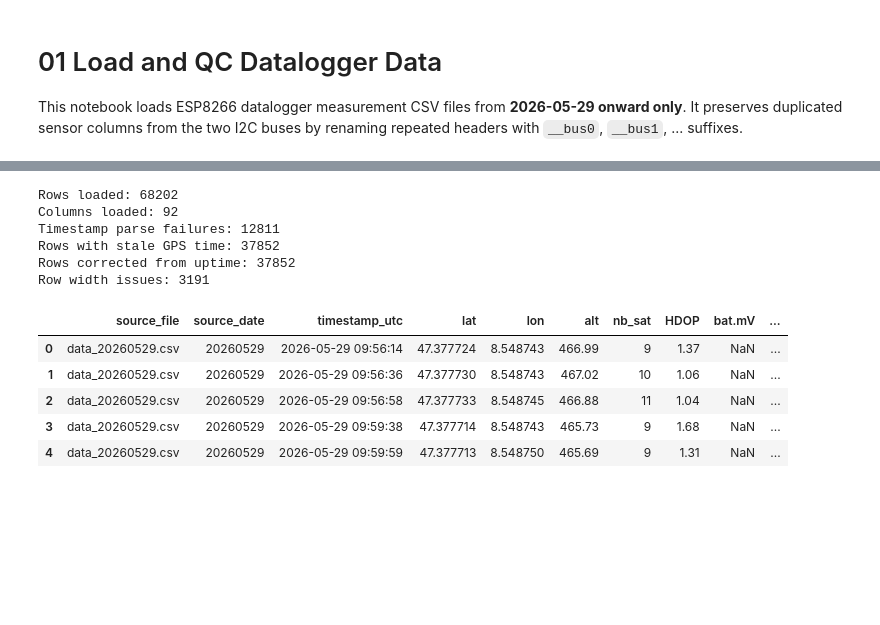
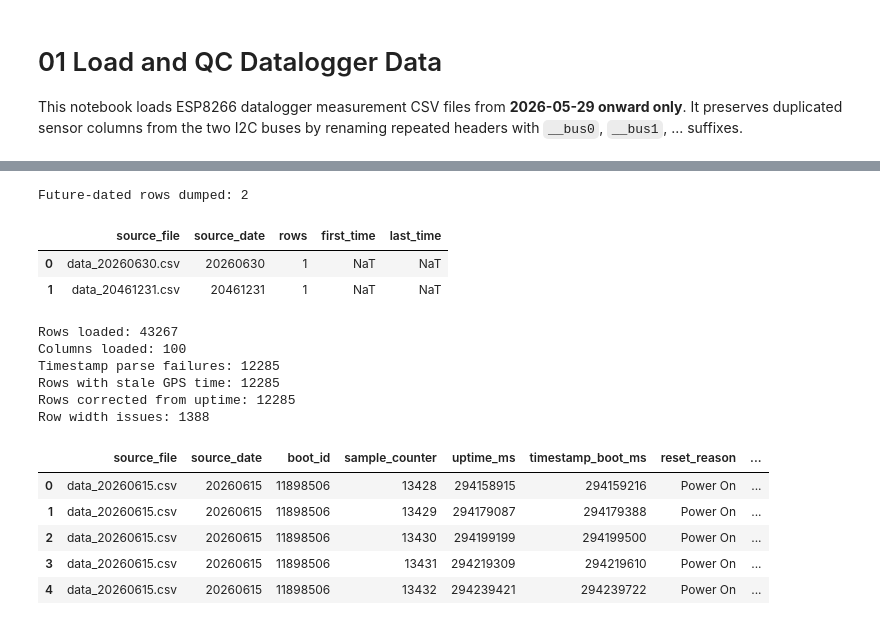
Before and after one commit to kebasaa/datalogger_esp8266, a Jupyter notebook: test_analysis/01_load_and_qc_data.ipynb, the cells around one changed output, grey strips where cells are left out. Drawn from its saved outputs; the diff is of its cells as text; code cells hidden in the pictures; blank space fills up the shorter version.

```diff
--- a/test_analysis/01_load_and_qc_data.ipynb
+++ b/test_analysis/01_load_and_qc_data.ipynb
@@ -30,13 +38,22 @@ def data_file_date(path: Path) -> str:
     return match.group(1) if match else ""
 
 
-def measurement_files(data_dir: Path = DATA_DIR, start_date: str = DATA_START_DATE) -> list[Path]:
+def measurement_files(data_dir: Path = DATA_DIR, start_date: str = DATA_START_DATE, end_date: str = ANALYSIS_END_DATE) -> list[Path]:
     files = []
     for path in sorted(data_dir.glob("data_*.csv")):
         date = data_file_date(path)
-        if date and date >= start_date:
+        if date and start_date <= date <= end_date:
             files.append(path)
     return files
+
+
+def future_measurement_files(data_dir: Path = DATA_DIR, end_date: str = ANALYSIS_END_DATE) -> list[Path]:
+    return sorted(path for path in data_dir.glob("data_*.csv") if data_file_date(path) and data_file_date(path) > end_date)
+
+
+def csv_data_row_count(path: Path) -> int:
+    with path.open("r", encoding="utf-8", errors="replace") as f:
+        return max(sum(1 for _ in f) - 1, 0)
 
 
 def unique_headers(headers: list[str]) -> list[str]:
@@ -87,11 +104,21 @@ def read_measurement_file(path: Path) -> tuple[pd.DataFrame, pd.DataFrame]:
 
 
 files = measurement_files()
+future_files_excluded = future_measurement_files()
+future_files_excluded_summary = pd.DataFrame([
+    {"source_file": path.name, "source_date": data_file_date(path), "rows": csv_data_row_count(path), "first_time": pd.NaT, "last_time": pd.NaT}
+    for path in future_files_excluded
+])
+if future_files_excluded_summary.empty:
+    future_files_excluded_summary = pd.DataFrame(columns=["source_file", "source_date", "rows", "first_time", "last_time"])
 assert files, "No measurement files found from the configured start date."
 print("Selected measurement files:")
 for file in files:
     print(" -", file.name)
+if not future_files_excluded_summary.empty:
+    print("Future-dated measurement files excluded before loading:")
+    display(future_files_excluded_summary)
 
-assert all(data_file_date(file) >= DATA_START_DATE for file in files)
+assert all(DATA_START_DATE <= data_file_date(file) <= ANALYSIS_END_DATE for file in files)
 # %% [output]
 Selected measurement files:
@@ -147,45 +174,68 @@ else:
 data["analysis_time"] = data["timestamp_utc"]
 groups = data.groupby("boot_id", dropna=False) if "boot_id" in data.columns else [(None, data)]
 for _, group in groups:
     fresh = (~group["gps_time_stale"]) & group["timestamp_utc"].notna() & boot_ms.loc[group.index].notna()
     if not fresh.any():
         continue
     base_idx = fresh[fresh].index[-1]
     base_utc = data.at[base_idx, "timestamp_utc"]
     base_boot = boot_ms.loc[base_idx]
     if pd.isna(base_boot):
         continue
     stale_idx = group.index[group["gps_time_stale"] & boot_ms.loc[group.index].notna()]
     data.loc[stale_idx, "analysis_time"] = base_utc + pd.to_timedelta(boot_ms.loc[stale_idx] - base_boot, unit="ms")
 data["analysis_time"] = data["timestamp_calc_utc"].combine_first(data["analysis_time"])
 data["time_corrected_from_uptime"] = (calc_source == "uptime").fillna(False) | (
     data["gps_time_stale"].fillna(False) & data["analysis_time"].notna() & data["timestamp_utc"].notna() & (data["analysis_time"] != data["timestamp_utc"])
 )
 data["file_date"] = pd.to_datetime(data["source_date"], format="%Y%m%d", errors="coerce").dt.date
+data["file_date"] = pd.to_datetime(data["source_date"], format="%Y%m%d", errors="coerce")
+future_row_mask = (
+    data["file_date"].gt(ANALYSIS_RUN_DATE)
+    | data["analysis_time"].ge(ANALYSIS_MAX_TIME_EXCLUSIVE)
+)
+future_rows_dropped = data.loc[future_row_mask].copy()
+if future_rows_dropped.empty:
+    future_rows_dropped_summary = future_files_excluded_summary.copy()
+else:
+    future_rows_dropped_summary = (
+        future_rows_dropped.groupby(["source_file", "source_date"], as_index=False)
+        .agg(rows=("source_file", "size"), first_time=("analysis_time", "min"), last_time=("analysis_time", "max"))
+    )
+    if not future_files_excluded_summary.empty:
+        future_rows_dropped_summary = pd.concat([future_rows_dropped_summary, future_files_excluded_summary], ignore_index=True)
+print("Future-dated rows dumped:", int(future_rows_dropped_summary["rows"].sum()) if not future_rows_dropped_summary.empty else 0)
+display(future_rows_dropped_summary)
+data = data.loc[~future_row_mask].copy()
+data["file_date"] = data["file_date"].dt.date
 data["date"] = data["analysis_time"].dt.date
 data["hour"] = data["analysis_time"].dt.hour
 
 print("Rows loaded:", len(data))
 print("Columns loaded:", len(data.columns))
 print("Timestamp parse failures:", int(data["timestamp_utc"].isna().sum()))
 print("Rows with stale GPS time:", int(data["gps_time_stale"].sum()))
 print("Rows corrected from uptime:", int(data["time_corrected_from_uptime"].sum()))
 print("Row width issues:", len(row_width_issues))
 
 data.head()
 # %% [output]
-Rows loaded: 68202
-Columns loaded: 92
-Timestamp parse failures: 12811
-Rows with stale GPS time: 37852
-Rows corrected from uptime: 37852
-Row width issues: 3191
+Future-dated rows dumped: 2
-|  | source_file | source_date | timestamp_utc | lat | lon | alt | nb_sat | HDOP | bat.mV | ... |
-| 0 | data_20260529.csv | 20260529 | 2026-05-29 09:56:14 | 47.377724 | 8.548743 | 466.99 | 9 | 1.37 | NaN | ... |
-| 1 | data_20260529.csv | 20260529 | 2026-05-29 09:56:36 | 47.377730 | 8.548743 | 467.02 | 10 | 1.06 | NaN | ... |
-| 2 | data_20260529.csv | 20260529 | 2026-05-29 09:56:58 | 47.377733 | 8.548745 | 466.88 | 11 | 1.04 | NaN | ... |
-| 3 | data_20260529.csv | 20260529 | 2026-05-29 09:59:38 | 47.377714 | 8.548743 | 465.73 | 9 | 1.68 | NaN | ... |
-| 4 | data_20260529.csv | 20260529 | 2026-05-29 09:59:59 | 47.377713 | 8.548750 | 465.69 | 9 | 1.31 | NaN | ... |
+|  | source_file | source_date | rows | first_time | last_time |
+| 0 | data_20260630.csv | 20260630 | 1 | NaT | NaT |
+| 1 | data_20461231.csv | 20461231 | 1 | NaT | NaT |
+Rows loaded: 43267
+Columns loaded: 100
+Timestamp parse failures: 12285
+Rows with stale GPS time: 12285
+Rows corrected from uptime: 12285
+Row width issues: 1388
+|  | source_file | source_date | boot_id | sample_counter | uptime_ms | timestamp_boot_ms | reset_reason | ... |
+| 0 | data_20260615.csv | 20260615 | 11898506 | 13428 | 294158915 | 294159216 | Power On | ... |
+| 1 | data_20260615.csv | 20260615 | 11898506 | 13429 | 294179087 | 294179388 | Power On | ... |
+| 2 | data_20260615.csv | 20260615 | 11898506 | 13430 | 294199199 | 294199500 | Power On | ... |
+| 3 | data_20260615.csv | 20260615 | 11898506 | 13431 | 294219309 | 294219610 | Power On | ... |
+| 4 | data_20260615.csv | 20260615 | 11898506 | 13432 | 294239421 | 294239722 | Power On | ... |
 # %%
 def compute_gaps(df: pd.DataFrame, expected_interval_s: int = EXPECTED_INTERVAL_SECONDS) -> pd.DataFrame:
     pieces = []
```
Also changed, not shown: parts of 8 cells of this notebook, 22 other files.
